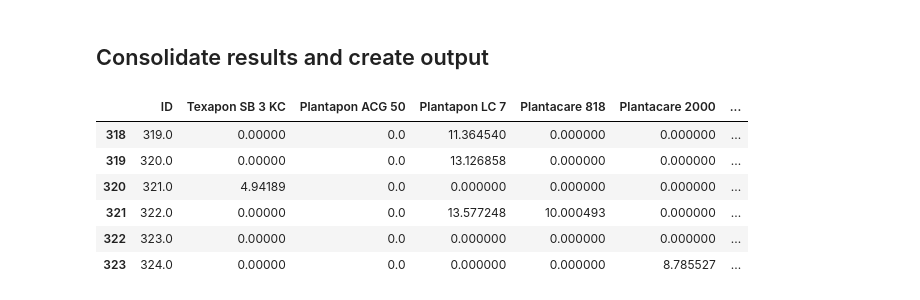
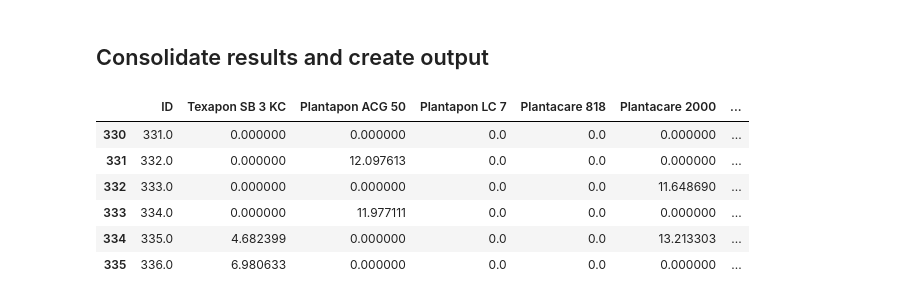
Before and after one commit to AniketChitre/formulations-prep, a Jupyter notebook: balance_analysis.ipynb, the cells around one changed output. Drawn from its saved outputs; the diff is of its cells as text; code cells hidden in the pictures.

```diff
--- a/balance_analysis.ipynb
+++ b/balance_analysis.ipynb
@@ -6,7 +6,7 @@ import pandas as pd
 %matplotlib notebook
 
 speciesList = pmb.PipettingSpecies.readCSV('SpeciesDictionary.csv')
-instructions = pmb.PipettingInstructions.readCSV('DoE_csv/MasterDataset_OT_DoE_17-27-04-23.csv', firstRow=318, lastRow=324)
+instructions = pmb.PipettingInstructions.readCSV('DoE_csv/MasterDataset_OT_DoE_17-27-04-23.csv', firstRow=330, lastRow=336)
 targetVolume = 10
 sampleList = pmb.PipettingSample.createSamples(instructions,targetVol=targetVolume)
 maxVolume = 1
@@ -15,7 +15,7 @@ for sample in sampleList:
     sample.getVolFracSeries(speciesDictionary=speciesList)
 steps = pmb.PipettingStep.createSteps(instructions=instructions,speciesDictionary=speciesList,sampleList=sampleList,maxVol=maxVolume)
 
-massProfile = pmb.MassProfile('mass_data/MassProfile_180423_S319-324.csv',t_baseline=25,derivNoise=0.005,secDerivNoise=0.001)
+massProfile = pmb.MassProfile('mass_data/MassProfile_210423_S331-336.csv',t_baseline=25,derivNoise=0.005,secDerivNoise=0.001)
 #default t_baseline=25
 # %% [markdown]
 ## Analyse Water Addition
@@ -96,19 +95,19 @@ Addition of 0.2g Arlypon F detected from 3092s to 3106s - expected volume = 0.20
 # %%
 for step in steps:
     step.addToSample()
 actualMassFractions = pd.DataFrame(dtype='float64').reindex_like(instructions)
 actualMassFractions[:]=0
 for i in range(len(sampleList)):
     actualMassFractions['ID'].iloc[i] = sampleList[i].sampleId
     for entry in sampleList[i].addedMassSeries.iteritems():
         actualMassFractions[entry[0]].iloc[i] = entry[1]/sampleList[i].actualMass*100
-actualMassFractions.to_csv('mass_data/FreshlyAnalysed_180423_S319-S324.csv', index=False)
+actualMassFractions.to_csv('mass_data/FreshlyAnalysed_210423_S331-S336.csv', index=False)
 actualMassFractions
 # %% [output]
 |  | ID | Texapon SB 3 KC | Plantapon ACG 50 | Plantapon LC 7 | Plantacare 818 | Plantacare 2000 | ... |
-| 318 | 319.0 | 0.00000 | 0.0 | 11.364540 | 0.000000 | 0.000000 | ... |
-| 319 | 320.0 | 0.00000 | 0.0 | 13.126858 | 0.000000 | 0.000000 | ... |
-| 320 | 321.0 | 4.94189 | 0.0 | 0.000000 | 0.000000 | 0.000000 | ... |
-| 321 | 322.0 | 0.00000 | 0.0 | 13.577248 | 10.000493 | 0.000000 | ... |
-| 322 | 323.0 | 0.00000 | 0.0 | 0.000000 | 0.000000 | 0.000000 | ... |
-| 323 | 324.0 | 0.00000 | 0.0 | 0.000000 | 0.000000 | 8.785527 | ... |
+| 330 | 331.0 | 0.000000 | 0.000000 | 0.0 | 0.0 | 0.000000 | ... |
+| 331 | 332.0 | 0.000000 | 12.097613 | 0.0 | 0.0 | 0.000000 | ... |
+| 332 | 333.0 | 0.000000 | 0.000000 | 0.0 | 0.0 | 11.648690 | ... |
+| 333 | 334.0 | 0.000000 | 11.977111 | 0.0 | 0.0 | 0.000000 | ... |
+| 334 | 335.0 | 4.682399 | 0.000000 | 0.0 | 0.0 | 13.213303 | ... |
+| 335 | 336.0 | 6.980633 | 0.000000 | 0.0 | 0.0 | 0.000000 | ... |
```
Also changed, not shown: parts of 4 cells of this notebook, 6 other files.
